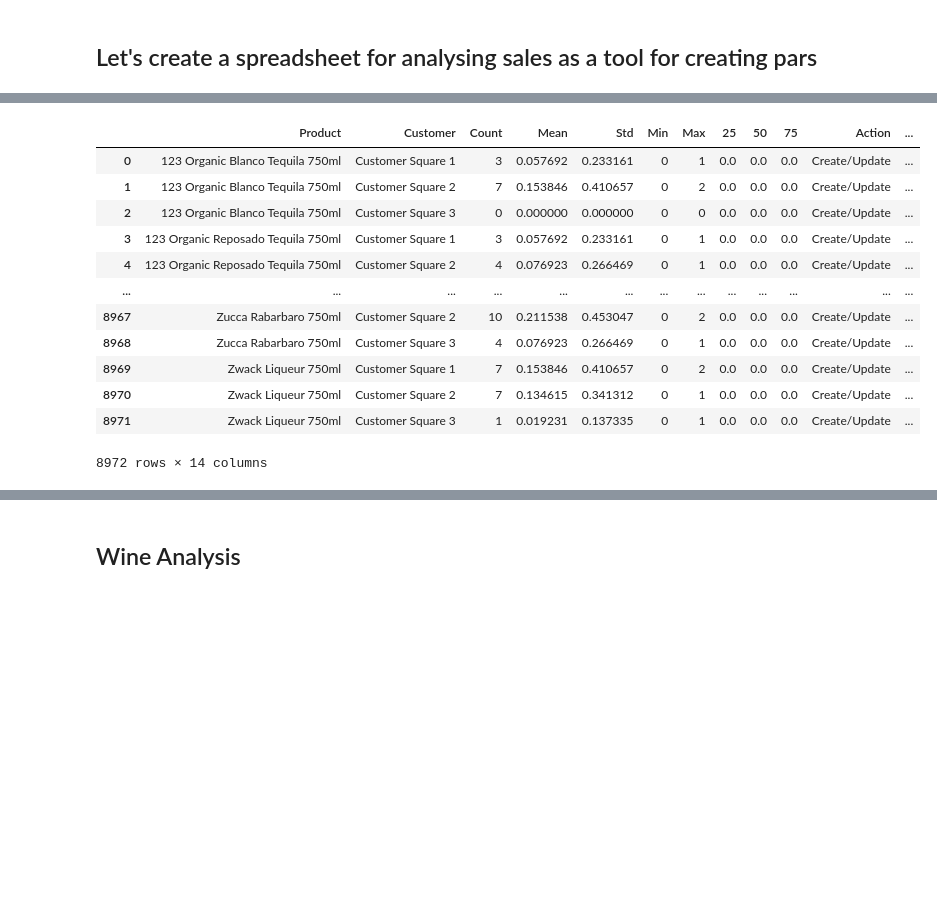
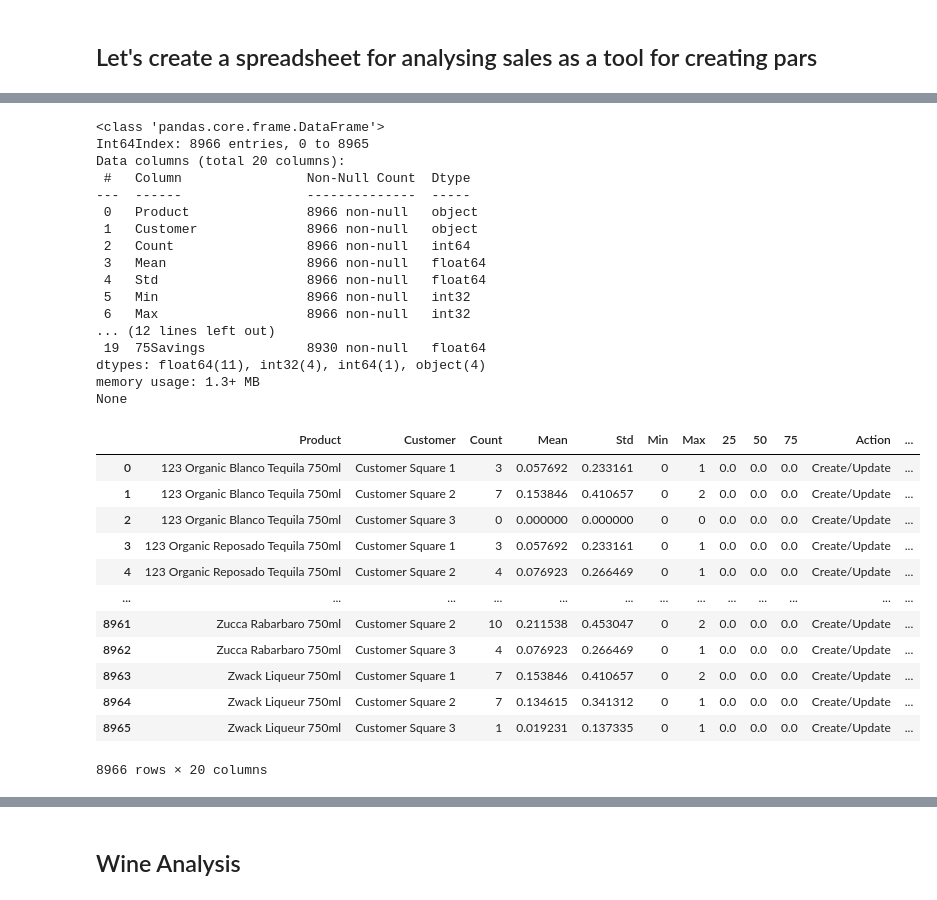
Before and after one commit to TheAgaveFairy/practice, a Jupyter notebook: SbPDetail.ipynb, the cells around one changed output, grey strips where cells are left out. Drawn from its saved outputs; the diff is of its cells as text; code cells hidden in the pictures; blank space fills up the shorter version.

```diff
--- a/SbPDetail.ipynb
+++ b/SbPDetail.ipynb
@@ -144,7 +146,11 @@ par_suggest = pd.DataFrame(gather,columns=['Product','Customer','Count','Mean','
 # %%
 #DEAR -> PRODUCTS -> EXPORT -> STOCK REORDER LOCATIONS
 
-read_pars = pd.read_csv('StockReorderlocations_2022-01-14.csv',header=0)#parse_dates
+read_pars = pd.read_csv('StockReorderlocations_2022-01-21.csv',header=0,dtype=str)#parse_dates
 read_pars.rename(columns={'ProductName':'Product','Location':'Customer'},inplace=True)
 read_pars.drop(['StockLocator','PickZones'],inplace=True,axis=1)
-#read_pars.head()
+read_pars.MinimumBeforeReorder = read_pars.MinimumBeforeReorder.astype(float)
+read_pars.MinimumBeforeReorder = read_pars.MinimumBeforeReorder.astype(int)
+read_pars.ReorderQuantity = read_pars.ReorderQuantity.astype(float)
+read_pars.ReorderQuantity = read_pars.ReorderQuantity.astype(int)
+read_pars.info()
@@ -155,20 +175,44 @@ read_pars['Customer'] = read_pars.apply(lambda x: fixer[x.Customer] if x.Custome
 # %%
 #print(par_suggest.head())
 #print(read_pars.head())
 mess = par_suggest.merge(right=read_pars,on=['Product','Customer'])
-mess.to_csv('parfinal.csv',index=False)
+mess['Unit'] = mess.apply(lambda x: df.loc[df.Product == x.Product].iloc[0].Unit,axis=1)
+mess['RoundedMean'] = mess['Mean'].round()
+mess['DiffMean'] = (mess['MinimumBeforeReorder'] - mess['RoundedMean']).round()
+mess['Diff75'] = (mess['MinimumBeforeReorder'] - mess['75']).round()
+mess['MeanSavings'] = mess['DiffMean'] * mess['Unit']
+mess['75Savings'] = mess['Diff75'] * mess['Unit']
+mess.to_csv('paranalysis.csv',index=False)
+print(mess.info())
 mess
 # %% [output]
+<class 'pandas.core.frame.DataFrame'>
+Int64Index: 8966 entries, 0 to 8965
+Data columns (total 20 columns):
+ #   Column                Non-Null Count  Dtype
+---  ------                --------------  -----
+ 0   Product               8966 non-null   object
+ 1   Customer              8966 non-null   object
+ 2   Count                 8966 non-null   int64
+ 3   Mean                  8966 non-null   float64
+ 4   Std                   8966 non-null   float64
+ 5   Min                   8966 non-null   int32
+ 6   Max                   8966 non-null   int32
+... (12 lines left out)
+ 19  75Savings             8930 non-null   float64
+dtypes: float64(11), int32(4), int64(1), object(4)
+memory usage: 1.3+ MB
+None
 |  | Product | Customer | Count | Mean | Std | Min | Max | 25 | 50 | 75 | Action | ... |
 | 0 | 123 Organic Blanco Tequila 750ml | Customer Square 1 | 3 | 0.057692 | 0.233161 | 0 | 1 | 0.0 | 0.0 | 0.0 | Create/Update | ... |
 | 1 | 123 Organic Blanco Tequila 750ml | Customer Square 2 | 7 | 0.153846 | 0.410657 | 0 | 2 | 0.0 | 0.0 | 0.0 | Create/Update | ... |
 | 2 | 123 Organic Blanco Tequila 750ml | Customer Square 3 | 0 | 0.000000 | 0.000000 | 0 | 0 | 0.0 | 0.0 | 0.0 | Create/Update | ... |
 | 3 | 123 Organic Reposado Tequila 750ml | Customer Square 1 | 3 | 0.057692 | 0.233161 | 0 | 1 | 0.0 | 0.0 | 0.0 | Create/Update | ... |
 | 4 | 123 Organic Reposado Tequila 750ml | Customer Square 2 | 4 | 0.076923 | 0.266469 | 0 | 1 | 0.0 | 0.0 | 0.0 | Create/Update | ... |
 | ... | ... | ... | ... | ... | ... | ... | ... | ... | ... | ... | ... | ... |
-| 8967 | Zucca Rabarbaro 750ml | Customer Square 2 | 10 | 0.211538 | 0.453047 | 0 | 2 | 0.0 | 0.0 | 0.0 | Create/Update | ... |
-| 8968 | Zucca Rabarbaro 750ml | Customer Square 3 | 4 | 0.076923 | 0.266469 | 0 | 1 | 0.0 | 0.0 | 0.0 | Create/Update | ... |
-| 8969 | Zwack Liqueur 750ml | Customer Square 1 | 7 | 0.153846 | 0.410657 | 0 | 2 | 0.0 | 0.0 | 0.0 | Create/Update | ... |
-| 8970 | Zwack Liqueur 750ml | Customer Square 2 | 7 | 0.134615 | 0.341312 | 0 | 1 | 0.0 | 0.0 | 0.0 | Create/Update | ... |
-| 8971 | Zwack Liqueur 750ml | Customer Square 3 | 1 | 0.019231 | 0.137335 | 0 | 1 | 0.0 | 0.0 | 0.0 | Create/Update | ... |
+| 8961 | Zucca Rabarbaro 750ml | Customer Square 2 | 10 | 0.211538 | 0.453047 | 0 | 2 | 0.0 | 0.0 | 0.0 | Create/Update | ... |
+| 8962 | Zucca Rabarbaro 750ml | Customer Square 3 | 4 | 0.076923 | 0.266469 | 0 | 1 | 0.0 | 0.0 | 0.0 | Create/Update | ... |
+| 8963 | Zwack Liqueur 750ml | Customer Square 1 | 7 | 0.153846 | 0.410657 | 0 | 2 | 0.0 | 0.0 | 0.0 | Create/Update | ... |
+| 8964 | Zwack Liqueur 750ml | Customer Square 2 | 7 | 0.134615 | 0.341312 | 0 | 1 | 0.0 | 0.0 | 0.0 | Create/Update | ... |
+| 8965 | Zwack Liqueur 750ml | Customer Square 3 | 1 | 0.019231 | 0.137335 | 0 | 1 | 0.0 | 0.0 | 0.0 | Create/Update | ... |
-8972 rows × 14 columns
+8966 rows × 20 columns
```
Also changed, not shown: parts of 14 cells of this notebook, 6 other files.
